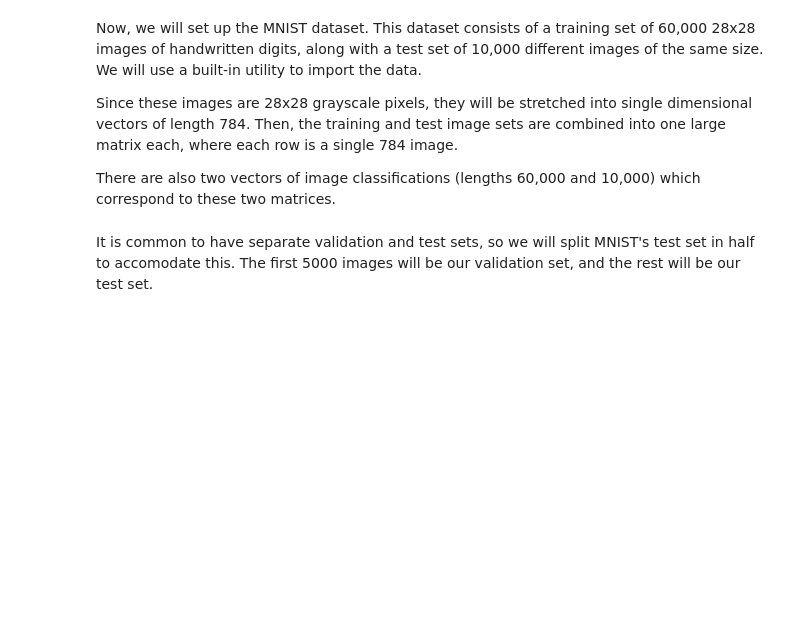
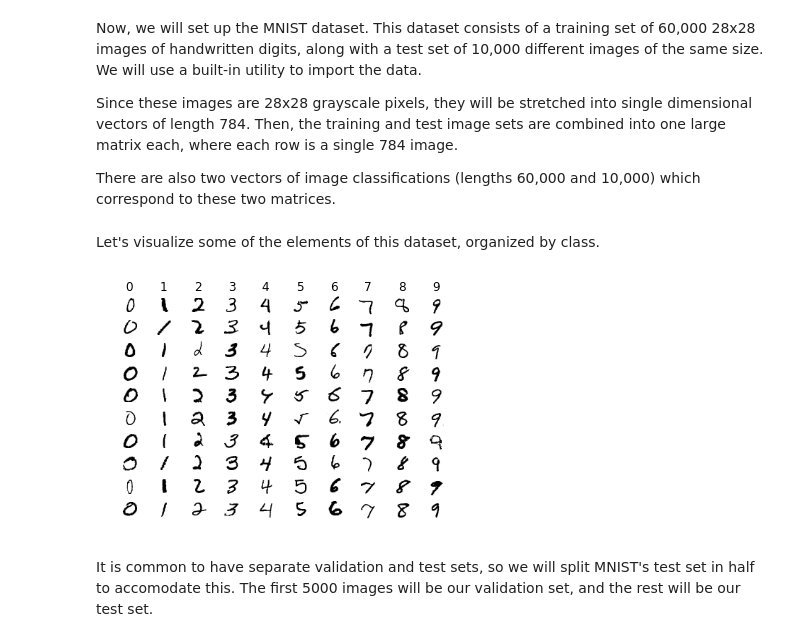
Before and after one commit to afcarl/Learny-McLearnface, a Jupyter notebook: Example2.ipynb, the cells around one changed output. Cells and saved outputs as stored; diff of their text form; code cells hidden in the pictures; blank space fills up the shorter version.

Commit message:
Added visualization of data to example 2

```diff
--- a/Example2.ipynb
+++ b/Example2.ipynb
@@ -16,6 +17,23 @@ Then, the training and test image sets are combined into one large matrix each,
 There are also two vectors of image classifications (lengths 60,000 and 10,000) which correspond to these two matrices.
 # %%
 training_images, training_labels, test_images, test_labels = lml.utils.get_mnist()
+# %% [markdown]
+Let's visualize some of the elements of this dataset, organized by class.
+# %%
+classes = range(10)
+for i in classes:
+    idxs = np.flatnonzero(training_labels == i)
+    idxs = np.random.choice(idxs, 10, replace=False)
+    for j, idx in enumerate(idxs):
+        plt_idx = j * 10 + i + 1
+        plt.subplot(10, 10, plt_idx)
+        reshaped = training_images[idx].reshape((28, 28))
+        plt.imshow(reshaped, cmap=plt.cm.binary)
+        plt.axis('off')
+        if j == 0:
+            plt.title(i)
+# %% [output]
+[figure, added]
 # %% [markdown]
 It is common to have separate validation and test sets, so we will split MNIST's test set in half to accomodate this. The first 5000 images will be our validation set, and the rest will be our test set.
 # %%
```
Also changed, not shown: parts of 8 cells of this notebook.
